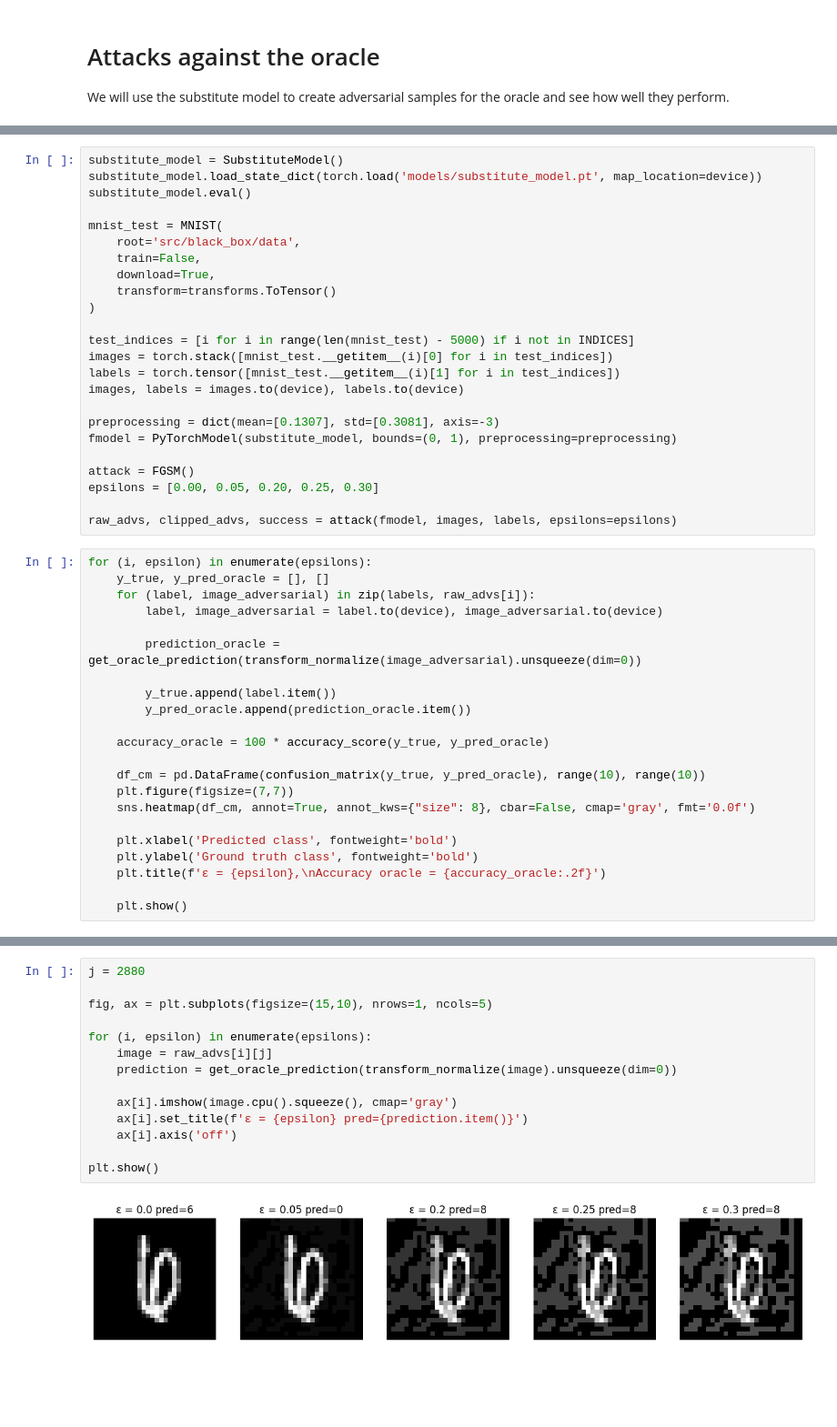
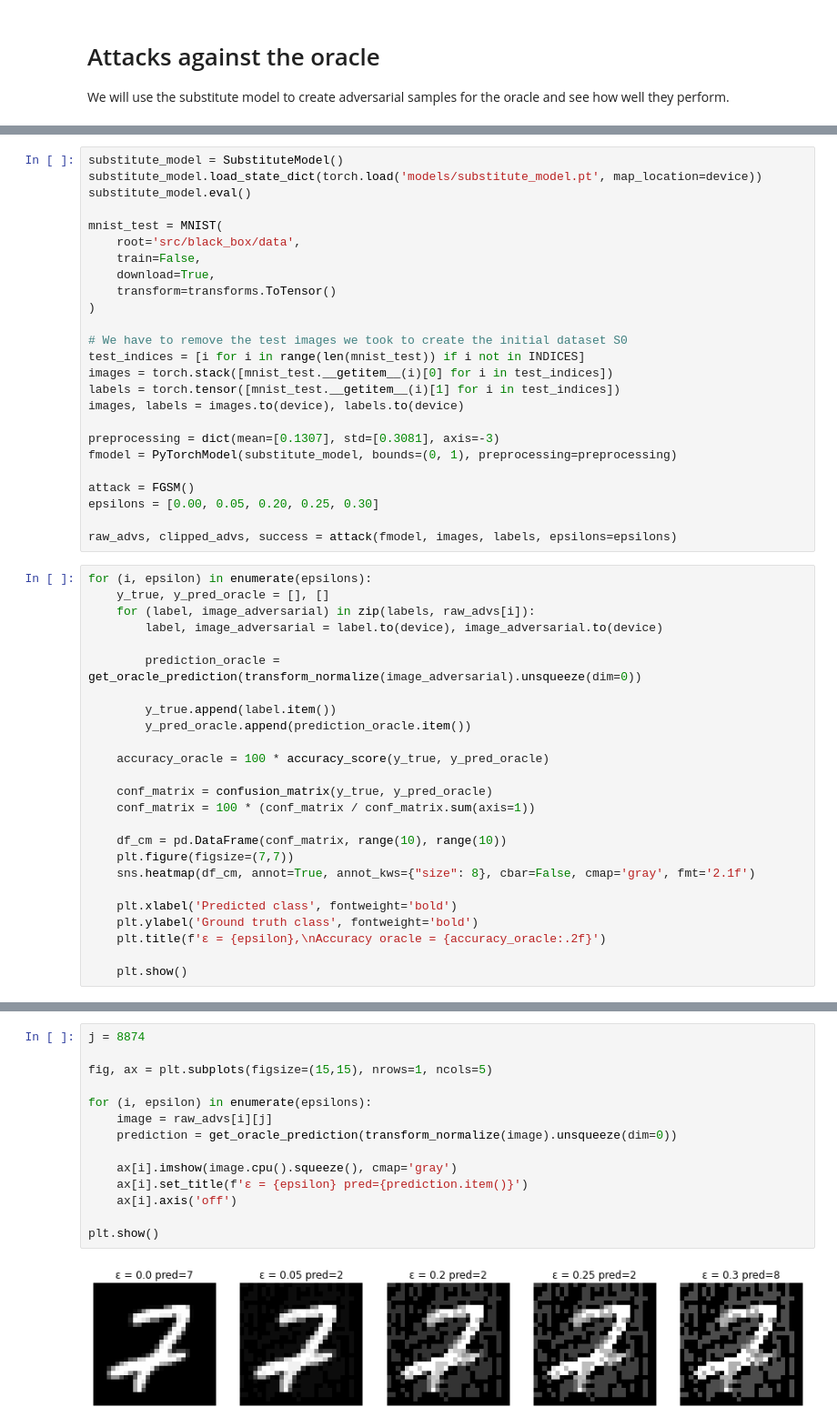
Before and after one commit to davidguzmanr/Practical-Black-Box-Attacks-against-Machine-Learning, a Jupyter notebook: Practical_Black_Box_Attacks_against_Machine_Learning.ipynb, the cells around one changed output, grey strips where cells are left out. Shown at 91% size. Saved outputs shown, nothing was run; the diff lists cells and outputs as text; blank space fills up the shorter version.

```diff
--- a/Practical_Black_Box_Attacks_against_Machine_Learning.ipynb
+++ b/Practical_Black_Box_Attacks_against_Machine_Learning.ipynb
@@ -180,7 +172,8 @@ mnist_test = MNIST(
     transform=transforms.ToTensor()
 )
 
-test_indices = [i for i in range(len(mnist_test) - 5000) if i not in INDICES]
+# We have to remove the test images we took to create the initial dataset S0
+test_indices = [i for i in range(len(mnist_test)) if i not in INDICES]
 images = torch.stack([mnist_test.__getitem__(i)[0] for i in test_indices])
 labels = torch.tensor([mnist_test.__getitem__(i)[1] for i in test_indices])
 images, labels = images.to(device), labels.to(device)
@@ -205,9 +198,12 @@ for (i, epsilon) in enumerate(epsilons):
 
     accuracy_oracle = 100 * accuracy_score(y_true, y_pred_oracle)
 
-    df_cm = pd.DataFrame(confusion_matrix(y_true, y_pred_oracle), range(10), range(10))
+    conf_matrix = confusion_matrix(y_true, y_pred_oracle)
+    conf_matrix = 100 * (conf_matrix / conf_matrix.sum(axis=1))
+
+    df_cm = pd.DataFrame(conf_matrix, range(10), range(10))
     plt.figure(figsize=(7,7))
-    sns.heatmap(df_cm, annot=True, annot_kws={"size": 8}, cbar=False, cmap='gray', fmt='0.0f')
+    sns.heatmap(df_cm, annot=True, annot_kws={"size": 8}, cbar=False, cmap='gray', fmt='2.1f')
 
     plt.xlabel('Predicted class', fontweight='bold')
     plt.ylabel('Ground truth class', fontweight='bold')
@@ -225,16 +219,16 @@ And let's how the actual adversarial samples look.
 # %%
-j = 2880
+j = 8874
 
-fig, ax = plt.subplots(figsize=(15,10), nrows=1, ncols=5)
+fig, ax = plt.subplots(figsize=(15,15), nrows=1, ncols=5)
 
 for (i, epsilon) in enumerate(epsilons):
     image = raw_advs[i][j]
     prediction = get_oracle_prediction(transform_normalize(image).unsqueeze(dim=0))
 
     ax[i].imshow(image.cpu().squeeze(), cmap='gray')
     ax[i].set_title(f'ε = {epsilon} pred={prediction.item()}')
     ax[i].axis('off')
 
 plt.show()
 # %% [output]
-[figure, old version]
+[figure, new version]
```
Also changed, not shown: parts of 10 cells of this notebook.
